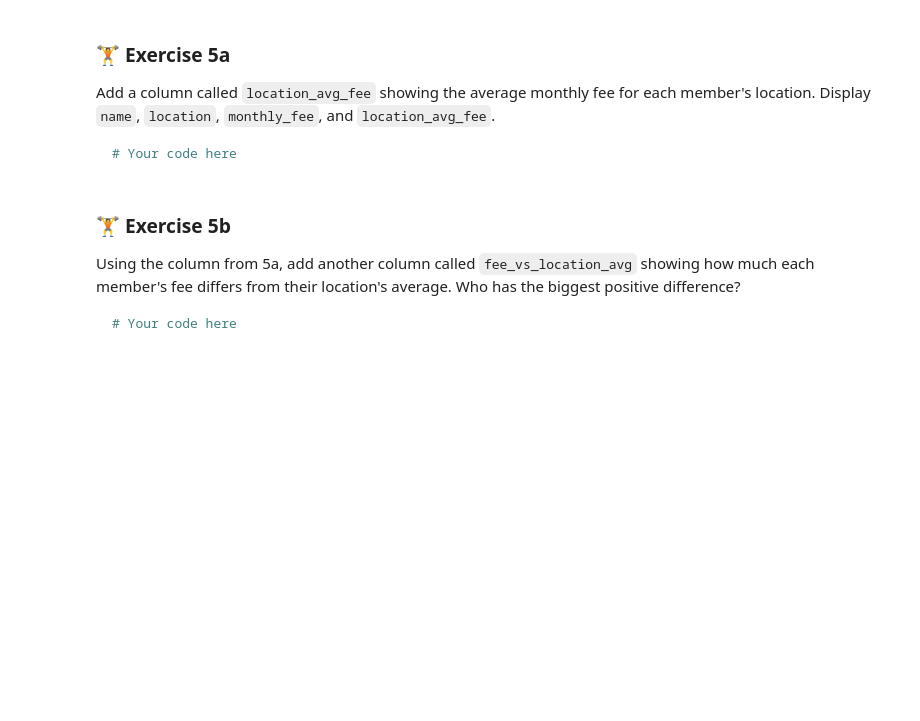
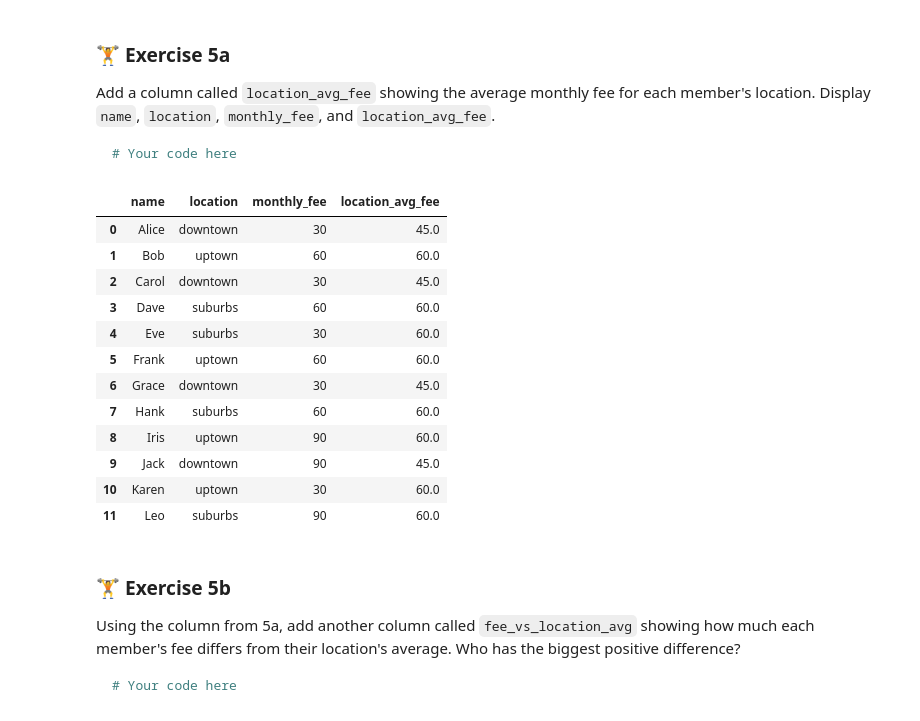
Before and after one commit to BrianCarela/Data-analytics-practice, a Jupyter notebook: 02_pandas_and_numpy/02_02_filtering_and_groupby.ipynb, the cells around one changed output. Cells and saved outputs as stored; diff of their text form; code cells hidden in the pictures; blank space fills up the shorter version.

Commit message:
learning .transform()

````diff
--- a/02_pandas_and_numpy/02_02_filtering_and_groupby.ipynb
+++ b/02_pandas_and_numpy/02_02_filtering_and_groupby.ipynb
@@ -545,6 +573,22 @@ for each member's location. Display `name`, `location`, `monthly_fee`, and `loca
 ```
 # %%
 # Your code here
+df['location_avg_fee'] = df.groupby('location')['monthly_fee'].transform('mean')
+df[['name', 'location', 'monthly_fee', 'location_avg_fee']]
+# %% [output]
+|  | name | location | monthly_fee | location_avg_fee |
+| 0 | Alice | downtown | 30 | 45.0 |
+| 1 | Bob | uptown | 60 | 60.0 |
+| 2 | Carol | downtown | 30 | 45.0 |
+| 3 | Dave | suburbs | 60 | 60.0 |
+| 4 | Eve | suburbs | 30 | 60.0 |
+| 5 | Frank | uptown | 60 | 60.0 |
+| 6 | Grace | downtown | 30 | 45.0 |
+| 7 | Hank | suburbs | 60 | 60.0 |
+| 8 | Iris | uptown | 90 | 60.0 |
+| 9 | Jack | downtown | 90 | 45.0 |
+| 10 | Karen | uptown | 30 | 60.0 |
+| 11 | Leo | suburbs | 90 | 60.0 |
 # %% [markdown]
 ### 🏋️ Exercise 5b
 Using the column from 5a, add another column called `fee_vs_location_avg`
````
Also changed, not shown: parts of 3 cells of this notebook.
